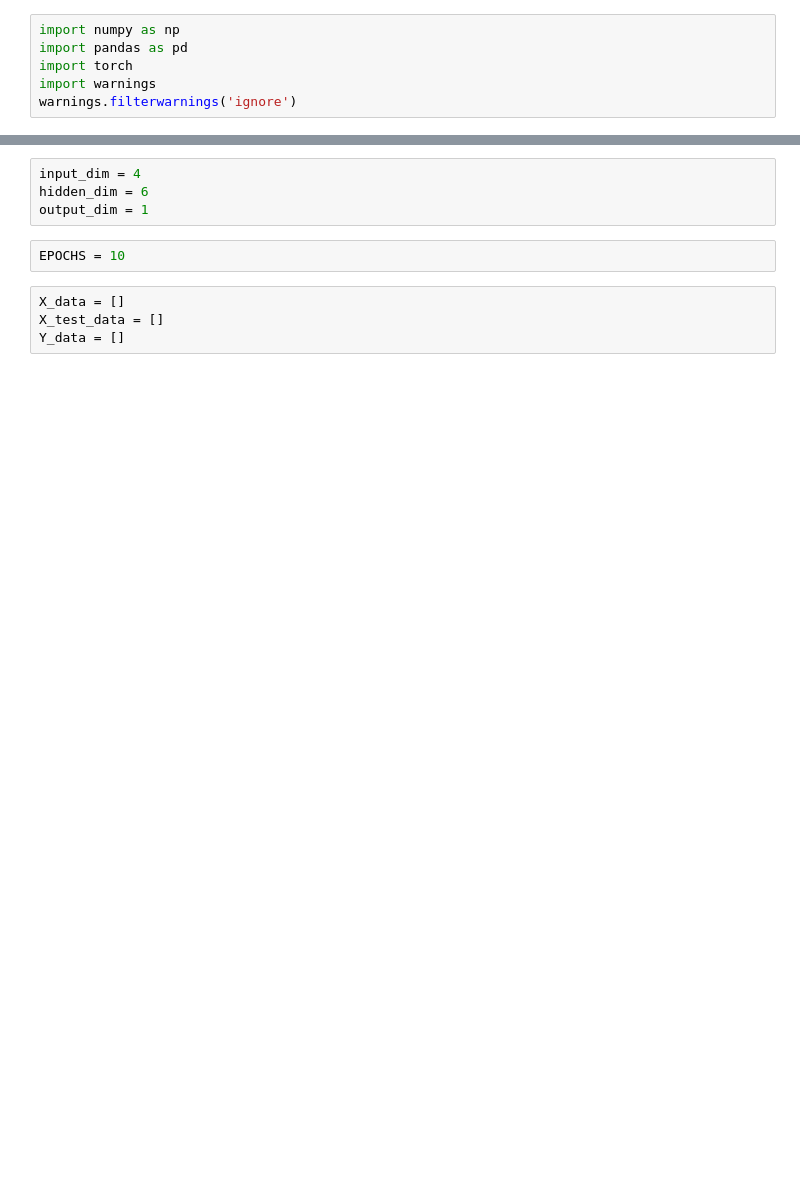
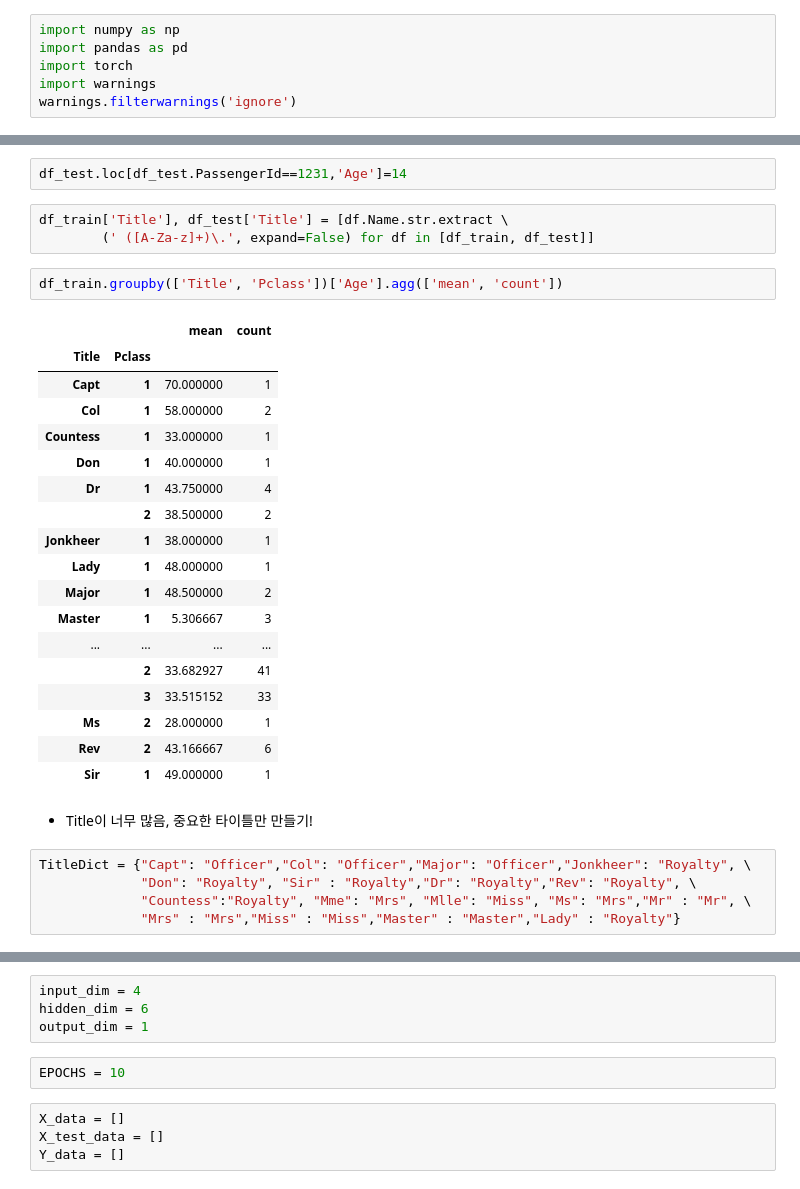
Before and after one commit to sohds/deeplearning-2024, a Jupyter notebook: w2-linear-nn/dl-w3-titanic-neural-network.ipynb, the cells around one changed output, grey strips where cells are left out. Cells and saved outputs as stored; diff of their text form; blank space fills up the shorter version.

```diff
--- a/w2-linear-nn/dl-w3-titanic-neural-network.ipynb
+++ b/w2-linear-nn/dl-w3-titanic-neural-network.ipynb
@@ -27,0 +113,33 @@ warnings.filterwarnings('ignore')
+# %%
+df_test.loc[df_test.PassengerId==1231,'Age']=14
+# %%
+df_train['Title'], df_test['Title'] = [df.Name.str.extract \
+        (' ([A-Za-z]+)\.', expand=False) for df in [df_train, df_test]]
+# %%
+df_train.groupby(['Title', 'Pclass'])['Age'].agg(['mean', 'count'])
+# %% [output]
+|  |  | mean | count |
+| Title | Pclass |  |  |
+| Capt | 1 | 70.000000 | 1 |
+| Col | 1 | 58.000000 | 2 |
+| Countess | 1 | 33.000000 | 1 |
+| Don | 1 | 40.000000 | 1 |
+| Dr | 1 | 43.750000 | 4 |
+|  | 2 | 38.500000 | 2 |
+| Jonkheer | 1 | 38.000000 | 1 |
+| Lady | 1 | 48.000000 | 1 |
+| Major | 1 | 48.500000 | 2 |
+| Master | 1 | 5.306667 | 3 |
+| ... | ... | ... | ... |
+|  | 2 | 33.682927 | 41 |
+|  | 3 | 33.515152 | 33 |
+| Ms | 2 | 28.000000 | 1 |
+| Rev | 2 | 43.166667 | 6 |
+| Sir | 1 | 49.000000 | 1 |
+# %% [markdown]
+- Title이 너무 많음, 중요한 타이틀만 만들기!
+# %%
+TitleDict = {"Capt": "Officer","Col": "Officer","Major": "Officer","Jonkheer": "Royalty", \
+             "Don": "Royalty", "Sir" : "Royalty","Dr": "Royalty","Rev": "Royalty", \
+             "Countess":"Royalty", "Mme": "Mrs", "Mlle": "Miss", "Ms": "Mrs","Mr" : "Mr", \
+             "Mrs" : "Mrs","Miss" : "Miss","Master" : "Master","Lady" : "Royalty"}
```
Also changed, not shown: parts of 42 cells of this notebook.
